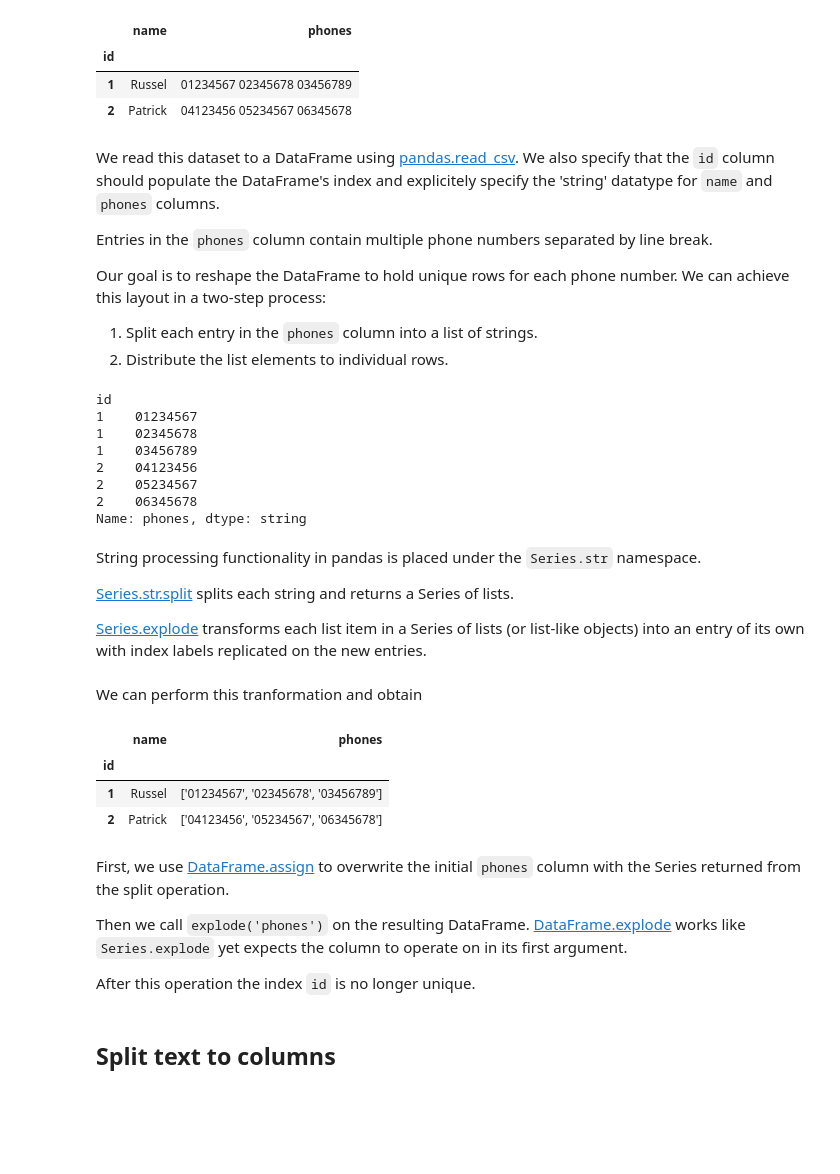
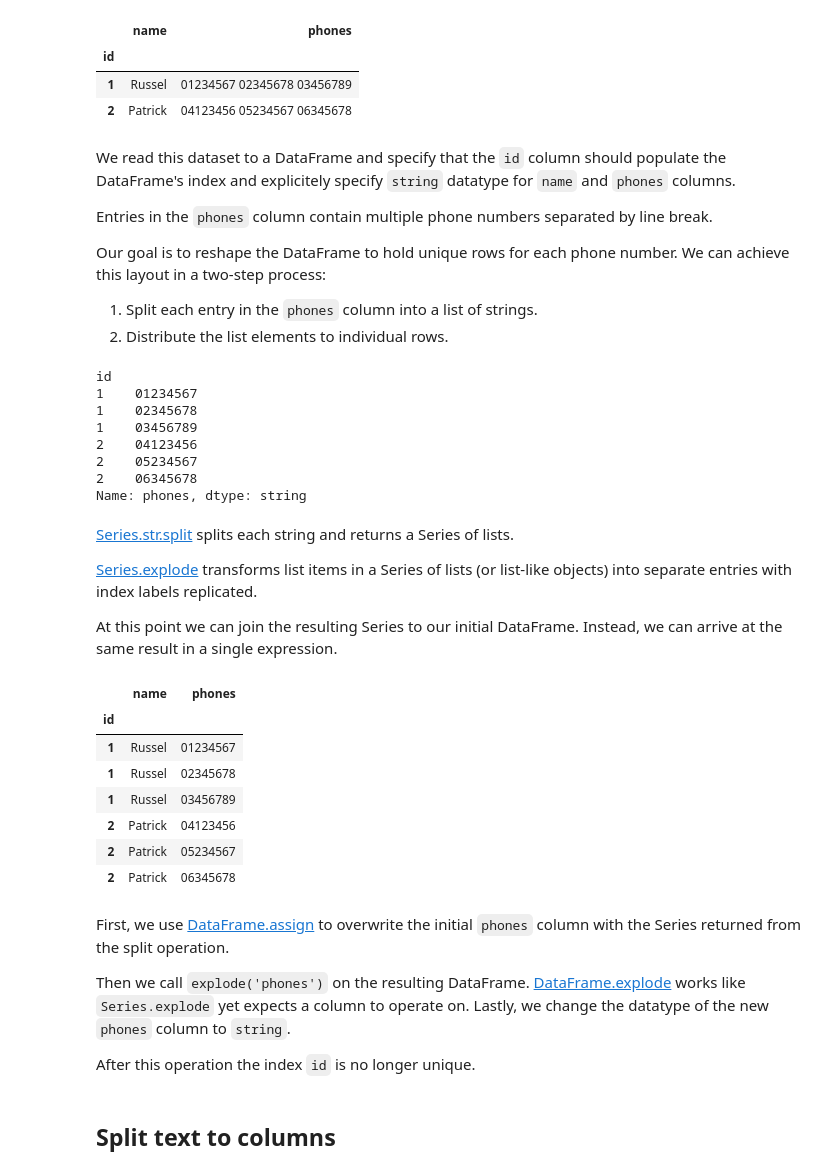
Before and after one commit to tzelleke/jupyter-notebooks, a Jupyter notebook: pandas/string-processing.ipynb, the cells around one changed output. Saved outputs shown, nothing was run; the diff lists cells and outputs as text; code cells hidden in the pictures; blank space fills up the shorter version.

Commit message:
wip: pandas/string-processing

```diff
--- a/pandas/string-processing.ipynb
+++ b/pandas/string-processing.ipynb
@@ -29,8 +33,7 @@ df
 | 1 | Russel | 01234567 02345678 03456789 |
 | 2 | Patrick | 04123456 05234567 06345678 |
 # %% [markdown]
-We read this dataset to a DataFrame using [pandas.read_csv](https://pandas.pydata.org/docs/reference/api/pandas.read_csv.html).
-We also specify that the `id` column should populate the DataFrame's index and explicitely specify the 'string' datatype for `name` and `phones` columns.
+We read this dataset to a DataFrame and specify that the `id` column should populate the DataFrame's index and explicitely specify `string` datatype for `name` and `phones` columns.
 
 Entries in the `phones` column contain multiple phone numbers separated by line break.
 
@@ -50,27 +53,29 @@ id
 2    06345678
 Name: phones, dtype: string
 # %% [markdown]
-String processing functionality in pandas is placed under the `Series.str` namespace.
-
 [Series.str.split](https://pandas.pydata.org/docs/reference/api/pandas.Series.str.split.html) splits each string and returns a Series of lists.
 
-[Series.explode](https://pandas.pydata.org/docs/reference/api/pandas.Series.explode.html) transforms each list item in a Series of lists (or list-like objects) into an entry of its own with index labels replicated on the new entries.
+[Series.explode](https://pandas.pydata.org/docs/reference/api/pandas.Series.explode.html) transforms list items in a Series of lists (or list-like objects) into separate entries with index labels replicated.
+
+At this point we can join the resulting Series to our initial DataFrame. Instead, we can arrive at the same result in a single expression.
-# %% [markdown]
-We can perform this tranformation and obtain
 # %%
 df.assign(
-    phones=df.phones.str.split('\n').astype('string')
-).explode('phones')
+    phones=df.phones.str.split('\n')
+).explode('phones').astype({'phones': 'string'})
 # %% [output]
 |  | name | phones |
 | id |  |  |
-| 1 | Russel | ['01234567', '02345678', '03456789'] |
-| 2 | Patrick | ['04123456', '05234567', '06345678'] |
+| 1 | Russel | 01234567 |
+| 1 | Russel | 02345678 |
+| 1 | Russel | 03456789 |
+| 2 | Patrick | 04123456 |
+| 2 | Patrick | 05234567 |
+| 2 | Patrick | 06345678 |
 # %% [markdown]
 First, we use [DataFrame.assign](https://pandas.pydata.org/docs/reference/api/pandas.DataFrame.assign.html) to overwrite the initial `phones` column with the Series returned from the split operation.
 
 Then we call `explode('phones')` on the resulting DataFrame.
-[DataFrame.explode](https://pandas.pydata.org/docs/reference/api/pandas.DataFrame.explode.html) works like `Series.explode` yet expects the column to operate on in its first argument.
+[DataFrame.explode](https://pandas.pydata.org/docs/reference/api/pandas.DataFrame.explode.html) works like `Series.explode` yet expects a column to operate on. Lastly, we change the datatype of the new `phones` column to `string`.
 
 After this operation the index `id` is no longer unique.
 # %% [markdown]
```
Also changed, not shown: parts of 14 cells of this notebook.
